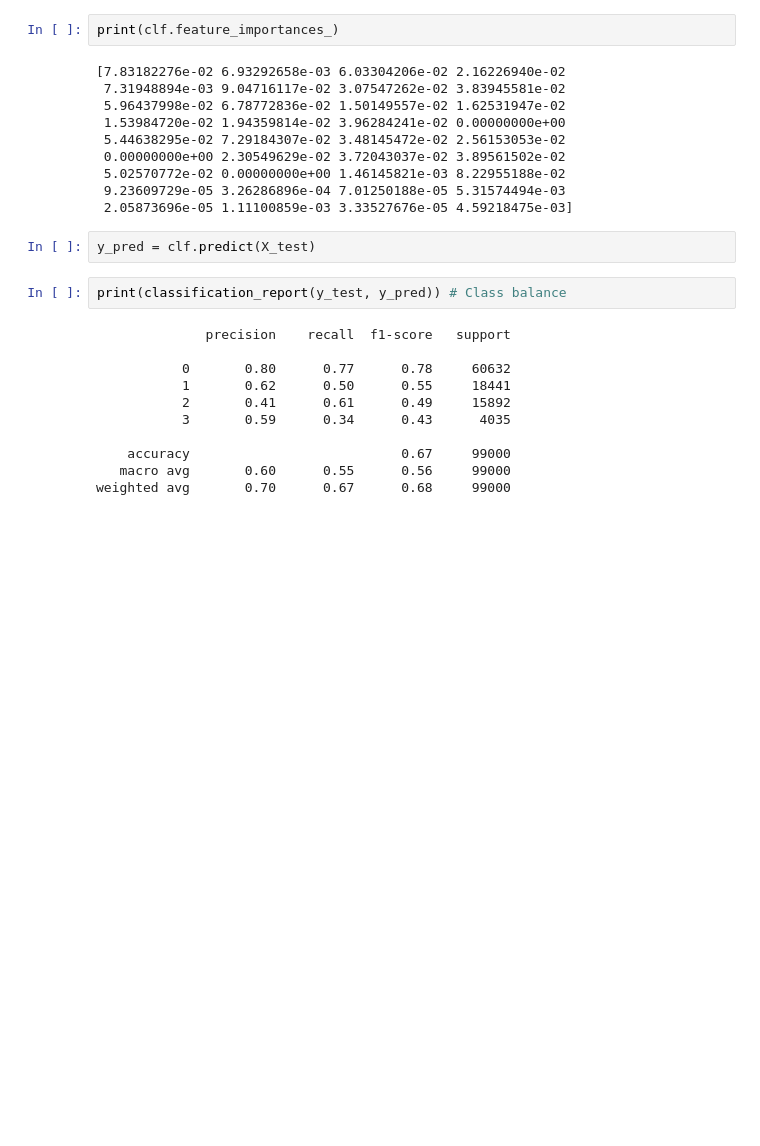
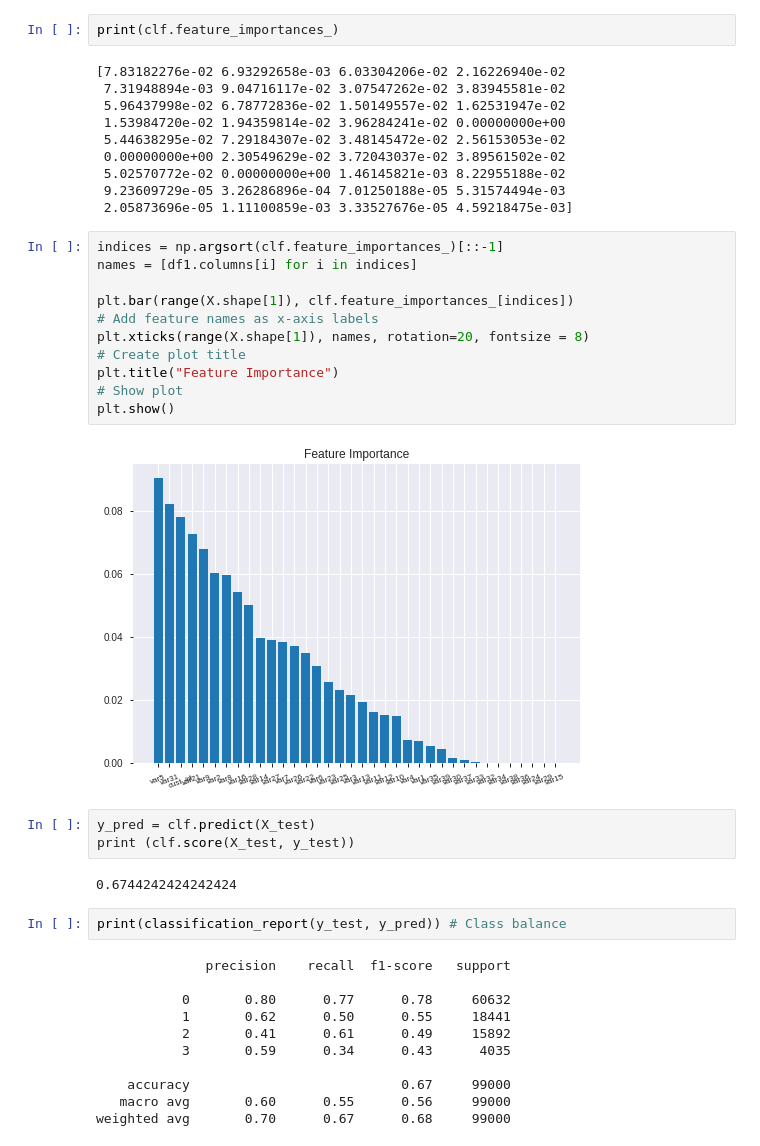
Before and after one commit to Code-mint/EXL-EQ-2020, a Jupyter notebook: Round 1-Scherp case study.ipynb, the cells around one changed output. Cells and saved outputs as stored; diff of their text form; blank space fills up the shorter version.

```diff
--- a/Round 1-Scherp case study.ipynb
+++ b/Round 1-Scherp case study.ipynb
@@ -264,8 +299,24 @@ print(clf.feature_importances_)
  5.02570772e-02 0.00000000e+00 1.46145821e-03 8.22955188e-02
  9.23609729e-05 3.26286896e-04 7.01250188e-05 5.31574494e-03
  2.05873696e-05 1.11100859e-03 3.33527676e-05 4.59218475e-03]
+# %%
+indices = np.argsort(clf.feature_importances_)[::-1]
+names = [df1.columns[i] for i in indices]
+
+plt.bar(range(X.shape[1]), clf.feature_importances_[indices])
+# Add feature names as x-axis labels
+plt.xticks(range(X.shape[1]), names, rotation=20, fontsize = 8)
+# Create plot title
+plt.title("Feature Importance")
+# Show plot
+plt.show()
+# %% [output]
+[figure, added]
 # %%
 y_pred = clf.predict(X_test)
+print (clf.score(X_test, y_test))
+# %% [output]
+0.6744242424242424
 # %%
 print(classification_report(y_test, y_pred)) # Class balance
 # %% [output]
```
Also changed, not shown: parts of 19 cells of this notebook.
